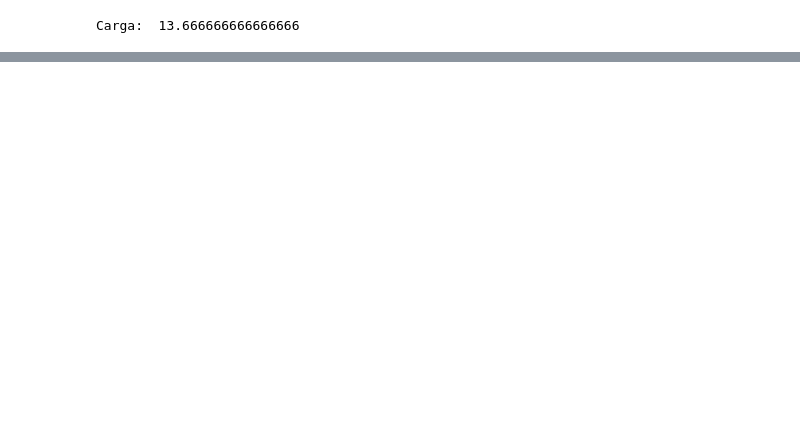
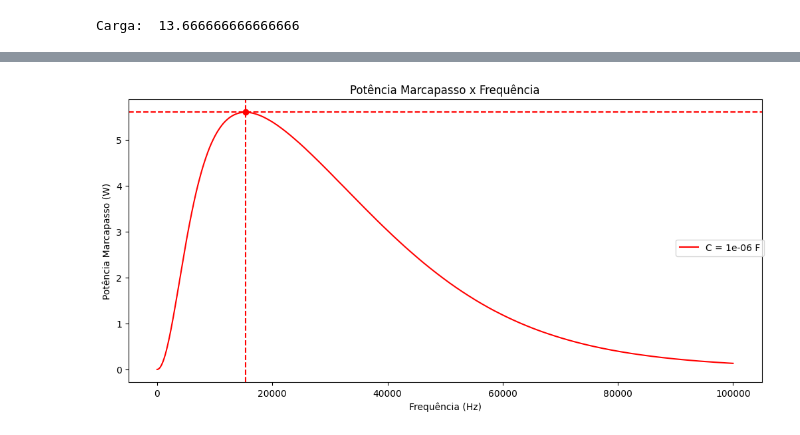
Before and after one commit to Peng1104/EletroMag-Projeto, a Jupyter notebook: projeto.ipynb, the cells around one changed output, grey strips where cells are left out. Saved outputs shown, nothing was run; the diff lists cells and outputs as text; code cells hidden in the pictures; blank space fills up the shorter version.

```diff
--- a/projeto.ipynb
+++ b/projeto.ipynb
@@ -169,0 +223,19 @@ A indutância para a frequência de ressonância é 0.03182208396290906 mH
+# %%
+fig, ax = plt.subplots(layout='constrained',figsize=(10,5))
+
+SMarcaPasso = SMarcaPasso[idxC]
+
+ax.plot(Frequencias, SMarcaPasso, label=f"C = {c} F", color='red')
+ax.plot(F, SMarcaPasso[idxF], 'ro')
+
+plt.axvline(x=F, color='r', linestyle='--')
+plt.axhline(y=SMarcaPasso[idxF], color='r', linestyle='--')
+
+fig.legend(loc='center right')
+
+plt.title("Potência Marcapasso x Frequência")
+plt.xlabel("Frequência (Hz)")
+plt.ylabel("Potência Marcapasso (W)")
+plt.show()
+# %% [output]
+[figure, added]
```
Also changed, not shown: parts of 15 cells of this notebook.
